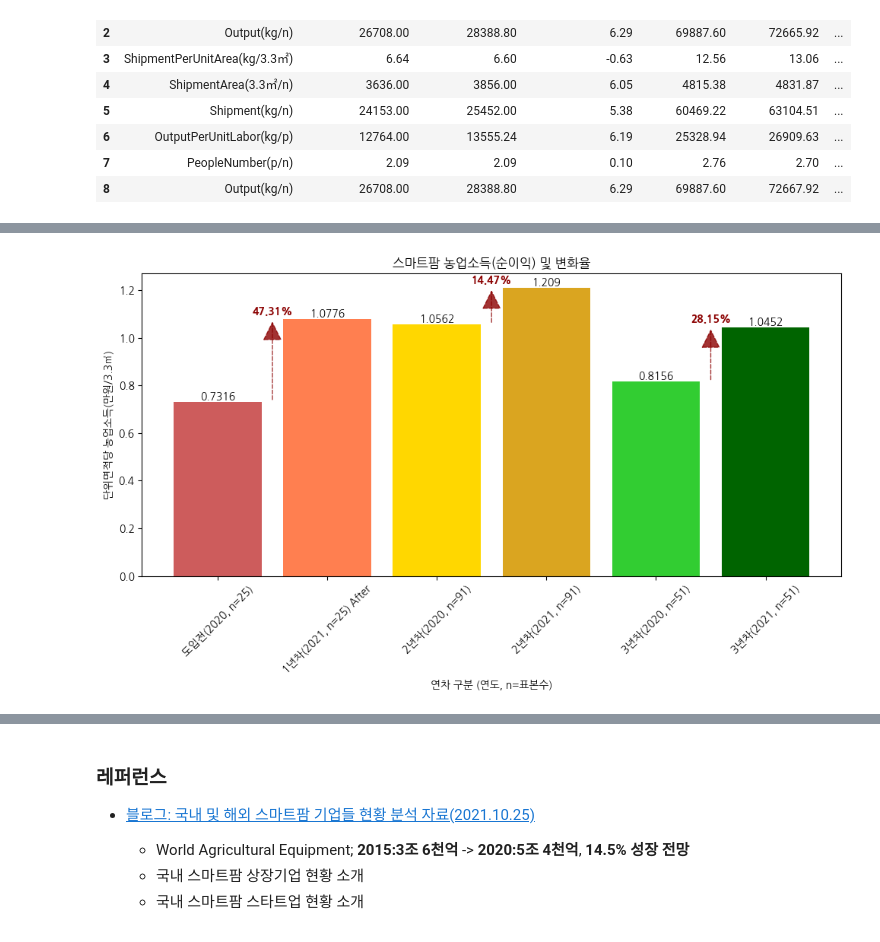
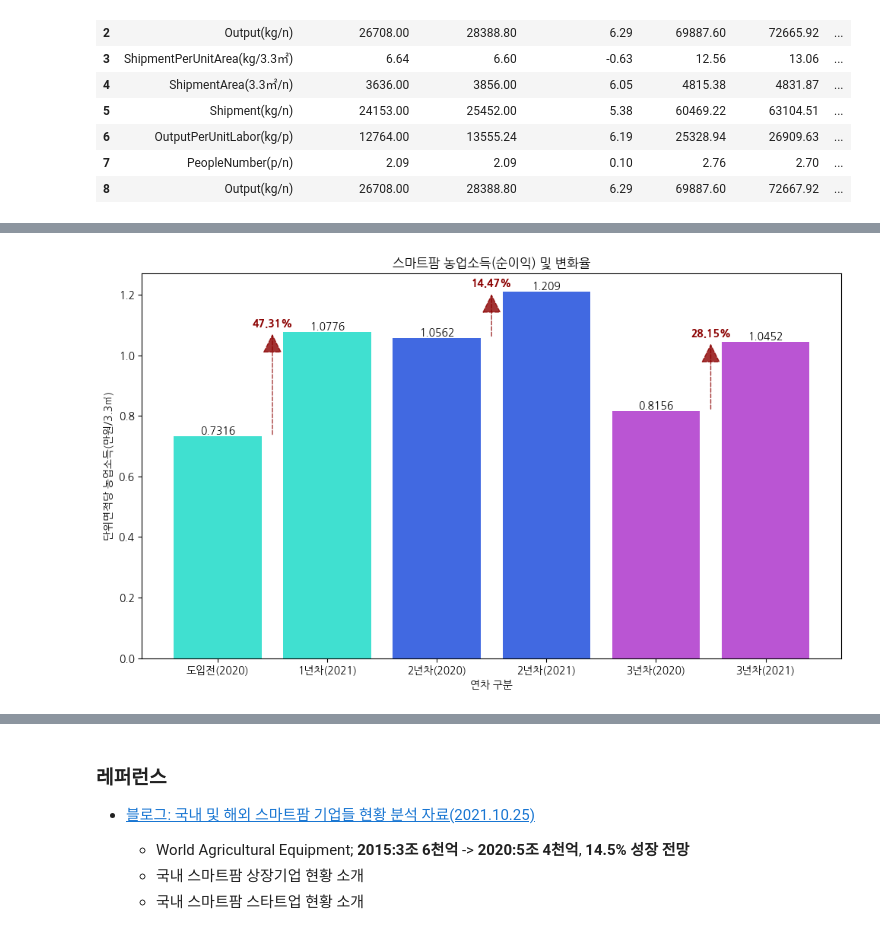
Before and after one commit to HeegonChae/Addindeu_EDA_Project, a Jupyter notebook: smartfarm_market_search.ipynb, the cells around one changed output, grey strips where cells are left out. Drawn from its saved outputs; the diff is of its cells as text; code cells hidden in the pictures.

Commit message:
feat : graph : Visibility

```diff
--- a/smartfarm_market_search.ipynb
+++ b/smartfarm_market_search.ipynb
@@ -472,36 +512,35 @@ increase_values = [
 
 gap = 0.01
 
-plt.figure(figsize=(10, 6))
-bars = plt.bar(years, values, color=['indianred', 'coral', 'gold', 'goldenrod', 'limegreen', 'darkgreen'])
+plt.figure(figsize=(15, 30))
+bars = plt.bar(years, values, color=['turquoise', 'turquoise', 'royalblue', 'royalblue', 'mediumorchid', 'mediumorchid'])
 
 for i, value in enumerate(values):
     plt.text(i, value, str(value), ha='center', va='bottom')
 
 for i in range(0, len(years), 2):
     x1 = i
     x2 = i + 1
     y1 = values.iloc[i]
     y2 = values.iloc[i + 1]
 
     posA = ((x1 + x2) / 2, y1)
     posB = ((x1 + x2) / 2, y2)
 
     arrow = patches.FancyArrowPatch(posA, posB, mutation_scale=40, color='darkred', arrowstyle='-|>', linestyle='--', fill=True, alpha=0.8)
     plt.gca().add_patch(arrow)
 
     increase_value = increase_values[i // 2]
     text_y = y2 + gap
     plt.text((x1 + x2) / 2, text_y, f'{increase_value}%', ha='center', va='bottom', color='darkred', fontweight='bold')
 
 plt.title('스마트팜 농업소득(순이익) 및 변화율')
-plt.xlabel('연차 구분 (연도, n=표본수)')
+plt.xlabel('연차 구분')
 plt.ylabel('단위면적당 농업소득(만원/3.3㎡)')
-plt.xticks(np.arange(len(years)), ['도입전(2020, n=25)', '1년차(2021, n=25) After', '2년차(2020, n=91)', '2년차(2021, n=91)', '3년차(2020, n=51)', '3년차(2021, n=51)'], rotation=45)
+plt.xticks(np.arange(len(years)), ['도입전(2020)', '1년차(2021)', '2년차(2020)', '2년차(2021)', '3년차(2020)', '3년차(2021)'])
 
-plt.xticks(rotation=45)
 
 plt.tight_layout()
 plt.show()
 # %% [output]
-[figure, old version]
+[figure, new version]
```
Also changed, not shown: parts of 3 cells of this notebook.
